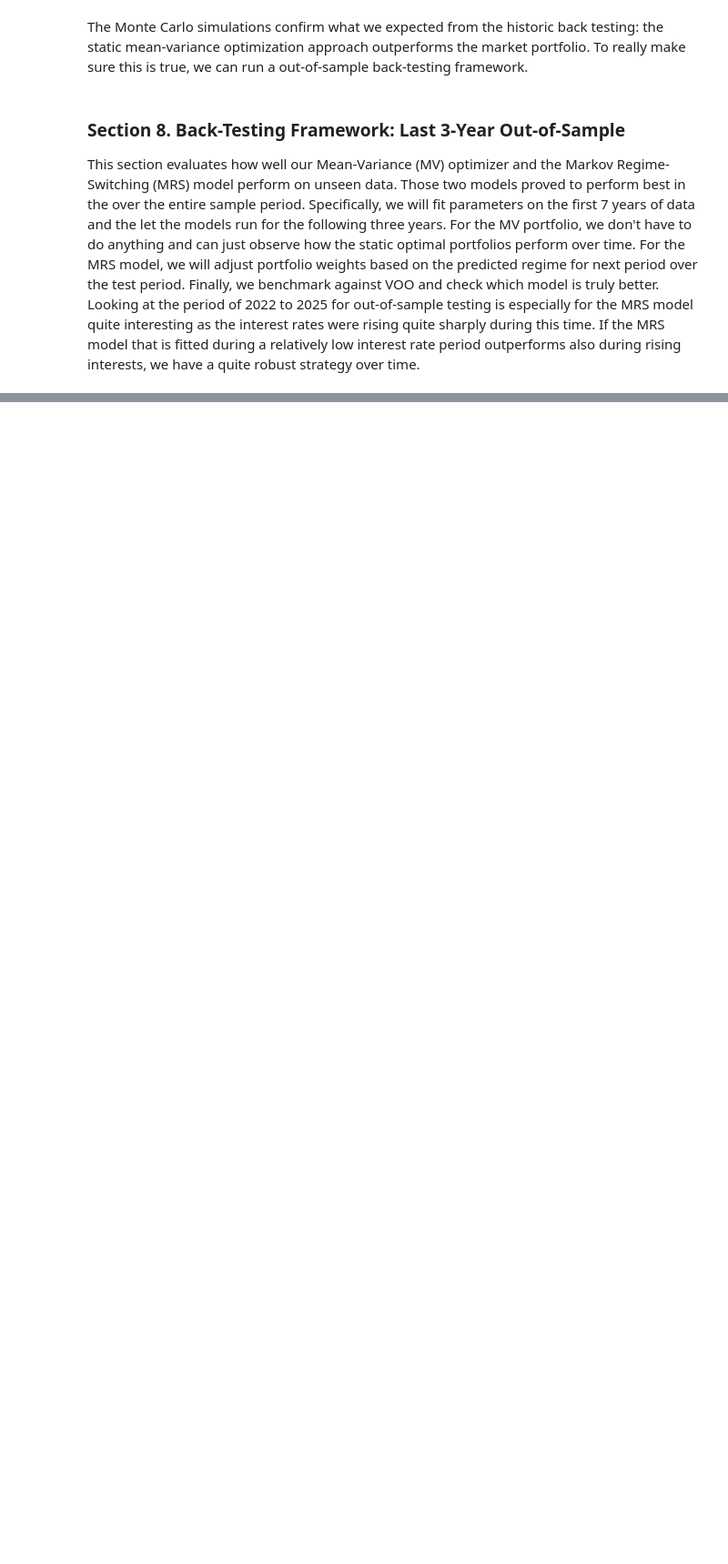
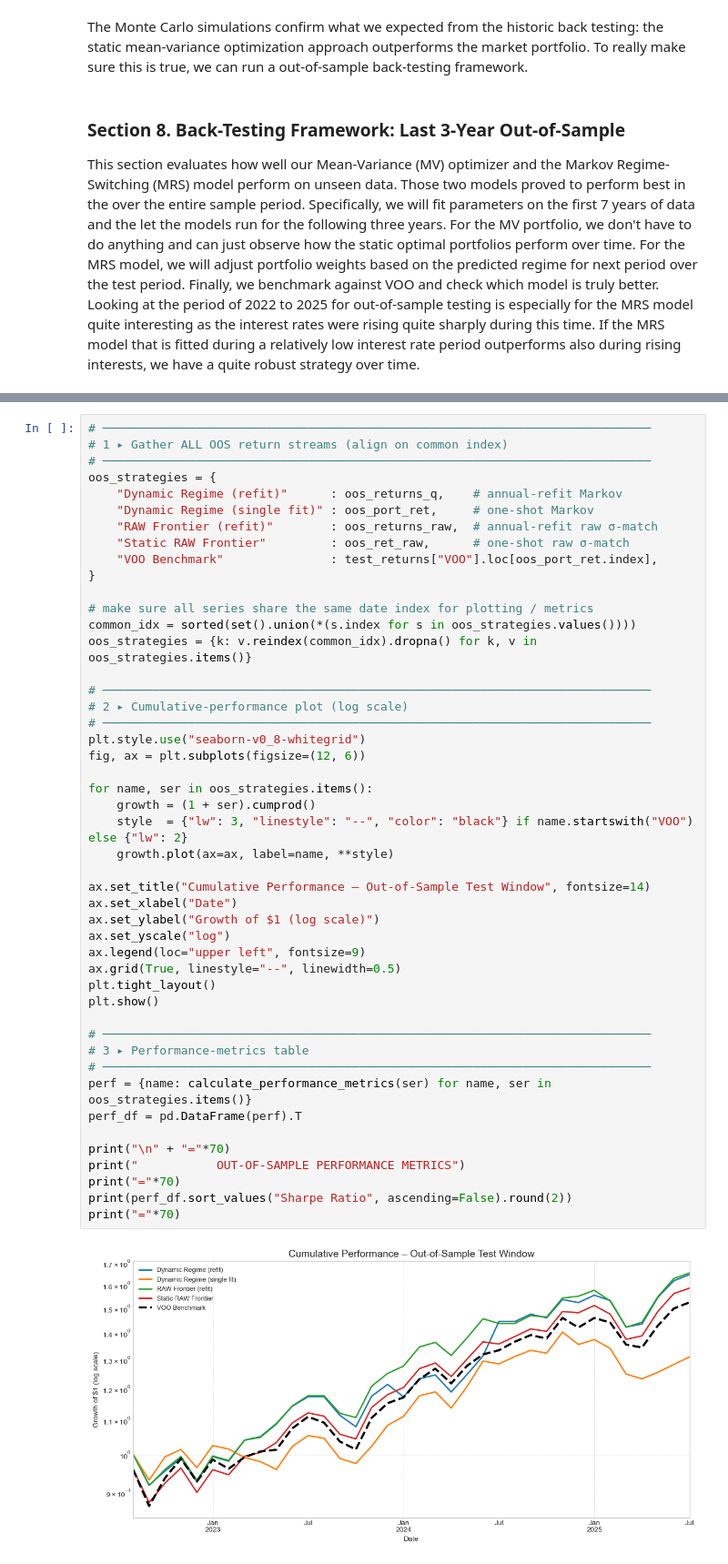
Before and after one commit to Fresearch99/etf_portfolio_optimization, a Jupyter notebook: Optimal_Portfolio_Analysis.ipynb, the cells around one changed output, grey strips where cells are left out. Shown at 91% size. Cells and saved outputs as stored; diff of their text form; blank space fills up the shorter version.

```diff
--- a/Optimal_Portfolio_Analysis.ipynb
+++ b/Optimal_Portfolio_Analysis.ipynb
@@ -2723,0 +3201,49 @@ print("\nOut-of-sample CAGR:",
+# %%
+# ─────────────────────────────────────────────────────────────────────────────
+# 1 ▸ Gather ALL OOS return streams (align on common index)
+# ─────────────────────────────────────────────────────────────────────────────
+oos_strategies = {
+    "Dynamic Regime (refit)"      : oos_returns_q,    # annual-refit Markov
+    "Dynamic Regime (single fit)" : oos_port_ret,     # one-shot Markov
+    "RAW Frontier (refit)"        : oos_returns_raw,  # annual-refit raw σ-match
+    "Static RAW Frontier"         : oos_ret_raw,      # one-shot raw σ-match
+    "VOO Benchmark"               : test_returns["VOO"].loc[oos_port_ret.index],
+}
+
+# make sure all series share the same date index for plotting / metrics
+common_idx = sorted(set().union(*(s.index for s in oos_strategies.values())))
+oos_strategies = {k: v.reindex(common_idx).dropna() for k, v in oos_strategies.items()}
+
+# ─────────────────────────────────────────────────────────────────────────────
+# 2 ▸ Cumulative-performance plot (log scale)
+# ─────────────────────────────────────────────────────────────────────────────
+plt.style.use("seaborn-v0_8-whitegrid")
+fig, ax = plt.subplots(figsize=(12, 6))
+
+for name, ser in oos_strategies.items():
+    growth = (1 + ser).cumprod()
+    style  = {"lw": 3, "linestyle": "--", "color": "black"} if name.startswith("VOO") else {"lw": 2}
+    growth.plot(ax=ax, label=name, **style)
+
+ax.set_title("Cumulative Performance – Out-of-Sample Test Window", fontsize=14)
+ax.set_xlabel("Date")
+ax.set_ylabel("Growth of $1 (log scale)")
+ax.set_yscale("log")
+ax.legend(loc="upper left", fontsize=9)
+ax.grid(True, linestyle="--", linewidth=0.5)
+plt.tight_layout()
+plt.show()
+
+# ─────────────────────────────────────────────────────────────────────────────
+# 3 ▸ Performance-metrics table
+# ─────────────────────────────────────────────────────────────────────────────
+perf = {name: calculate_performance_metrics(ser) for name, ser in oos_strategies.items()}
+perf_df = pd.DataFrame(perf).T
+
+print("\n" + "="*70)
+print("           OUT-OF-SAMPLE PERFORMANCE METRICS")
+print("="*70)
+print(perf_df.sort_values("Sharpe Ratio", ascending=False).round(2))
+print("="*70)
+# %% [output]
+[figure, added]
```
Also changed, not shown: parts of 10 cells of this notebook.
